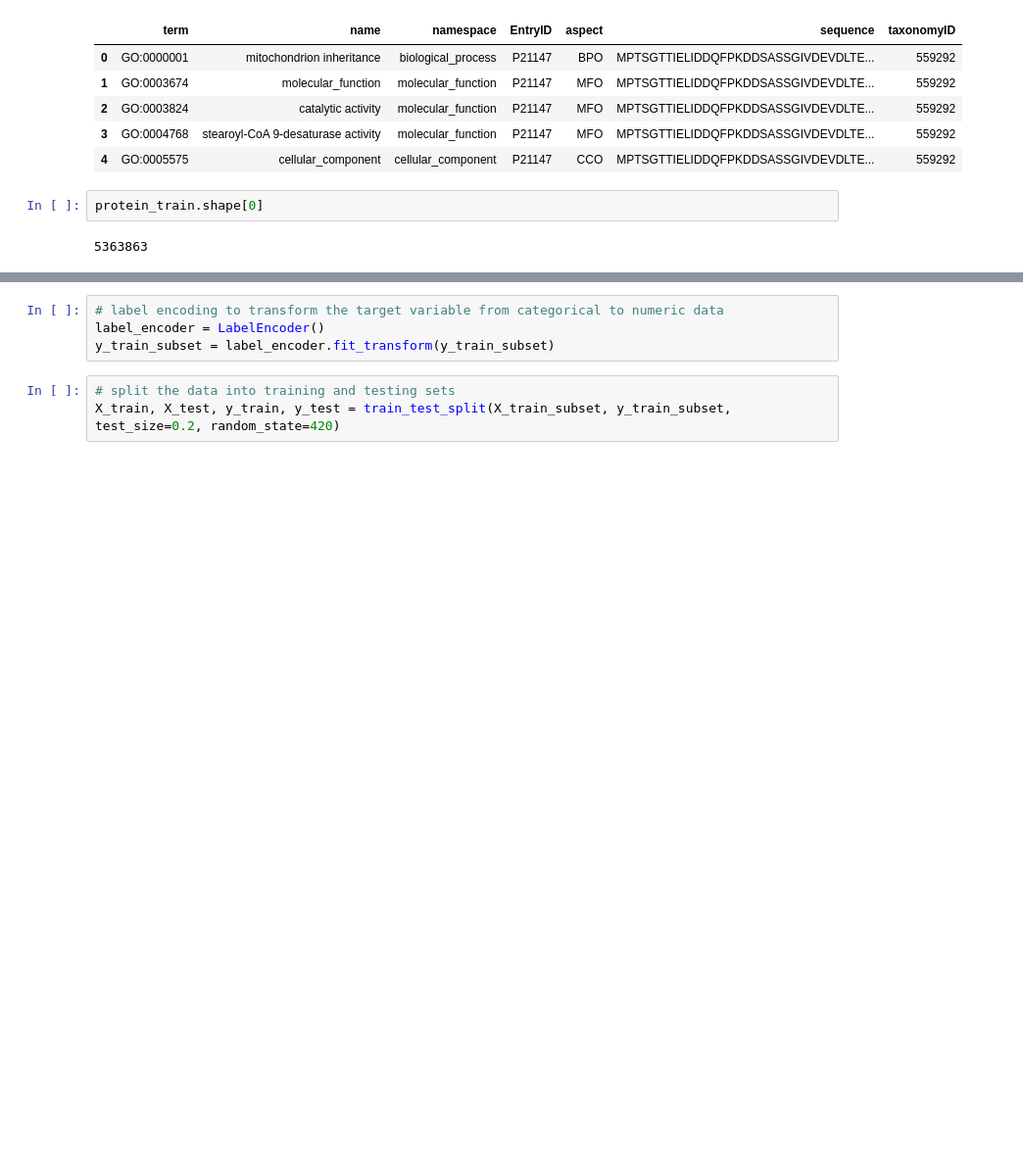
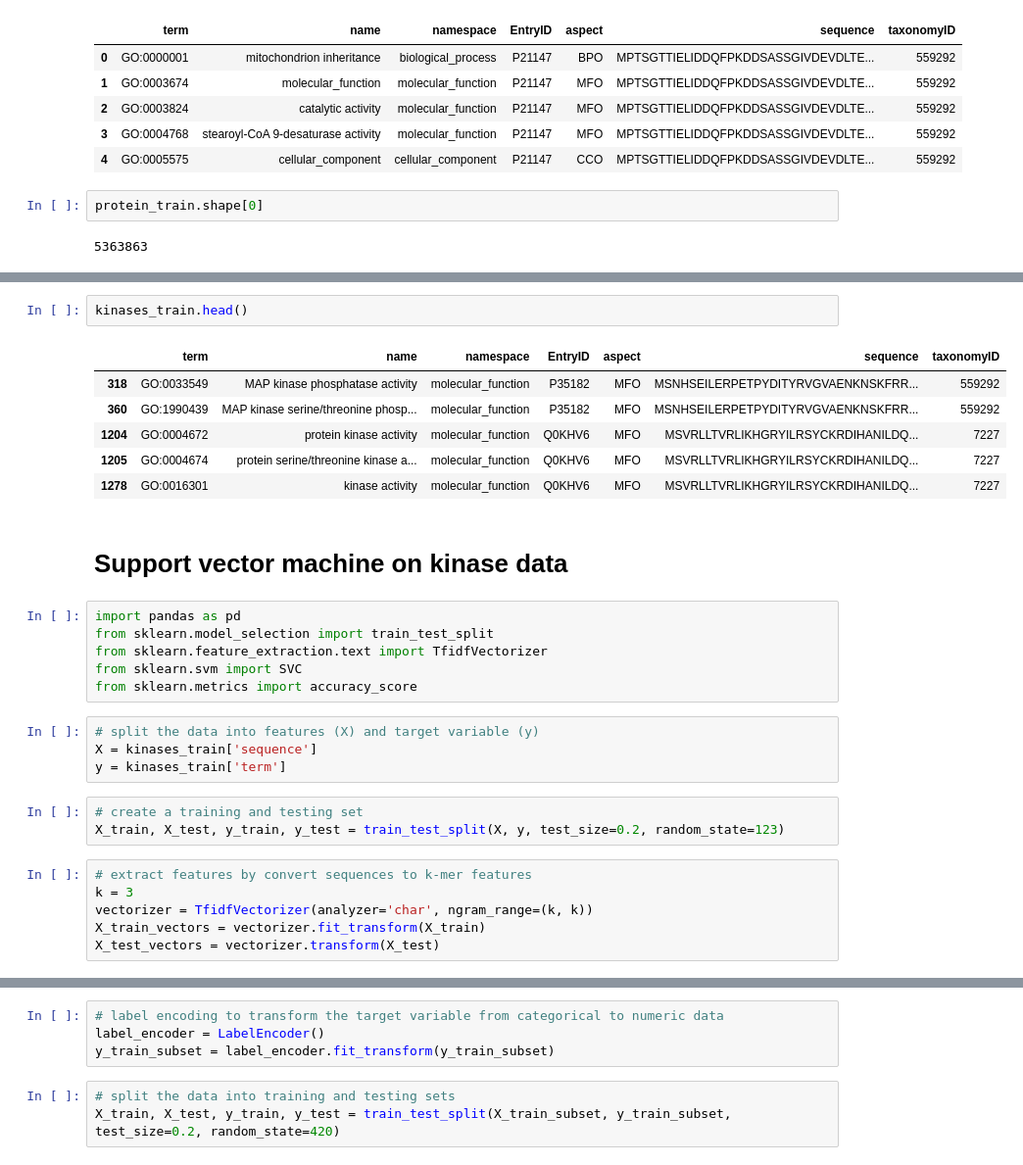
Before and after one commit to Ym012/Protein-prediction, a Jupyter notebook: Protein Function Prediction Code.ipynb, the cells around one changed output, grey strips where cells are left out. Shown at 98% size. Saved outputs shown, nothing was run; the diff lists cells and outputs as text; blank space fills up the shorter version.

```diff
--- a/Protein Function Prediction Code.ipynb
+++ b/Protein Function Prediction Code.ipynb
@@ -319,0 +365,30 @@ protein_train.shape[0]
+# %%
+kinases_train.head()
+# %% [output]
+|  | term | name | namespace | EntryID | aspect | sequence | taxonomyID |
+| 318 | GO:0033549 | MAP kinase phosphatase activity | molecular_function | P35182 | MFO | MSNHSEILERPETPYDITYRVGVAENKNSKFRR... | 559292 |
+| 360 | GO:1990439 | MAP kinase serine/threonine phosp... | molecular_function | P35182 | MFO | MSNHSEILERPETPYDITYRVGVAENKNSKFRR... | 559292 |
+| 1204 | GO:0004672 | protein kinase activity | molecular_function | Q0KHV6 | MFO | MSVRLLTVRLIKHGRYILRSYCKRDIHANILDQ... | 7227 |
+| 1205 | GO:0004674 | protein serine/threonine kinase a... | molecular_function | Q0KHV6 | MFO | MSVRLLTVRLIKHGRYILRSYCKRDIHANILDQ... | 7227 |
+| 1278 | GO:0016301 | kinase activity | molecular_function | Q0KHV6 | MFO | MSVRLLTVRLIKHGRYILRSYCKRDIHANILDQ... | 7227 |
+# %% [markdown]
+# Support vector machine on kinase data
+# %%
+import pandas as pd
+from sklearn.model_selection import train_test_split
+from sklearn.feature_extraction.text import TfidfVectorizer
+from sklearn.svm import SVC
+from sklearn.metrics import accuracy_score
+# %%
+# split the data into features (X) and target variable (y)
+X = kinases_train['sequence']
+y = kinases_train['term']
+# %%
+# create a training and testing set
+X_train, X_test, y_train, y_test = train_test_split(X, y, test_size=0.2, random_state=123)
+# %%
+# extract features by convert sequences to k-mer features
+k = 3
+vectorizer = TfidfVectorizer(analyzer='char', ngram_range=(k, k))
+X_train_vectors = vectorizer.fit_transform(X_train)
+X_test_vectors = vectorizer.transform(X_test)
```
Also changed, not shown: parts of 60 cells of this notebook.
